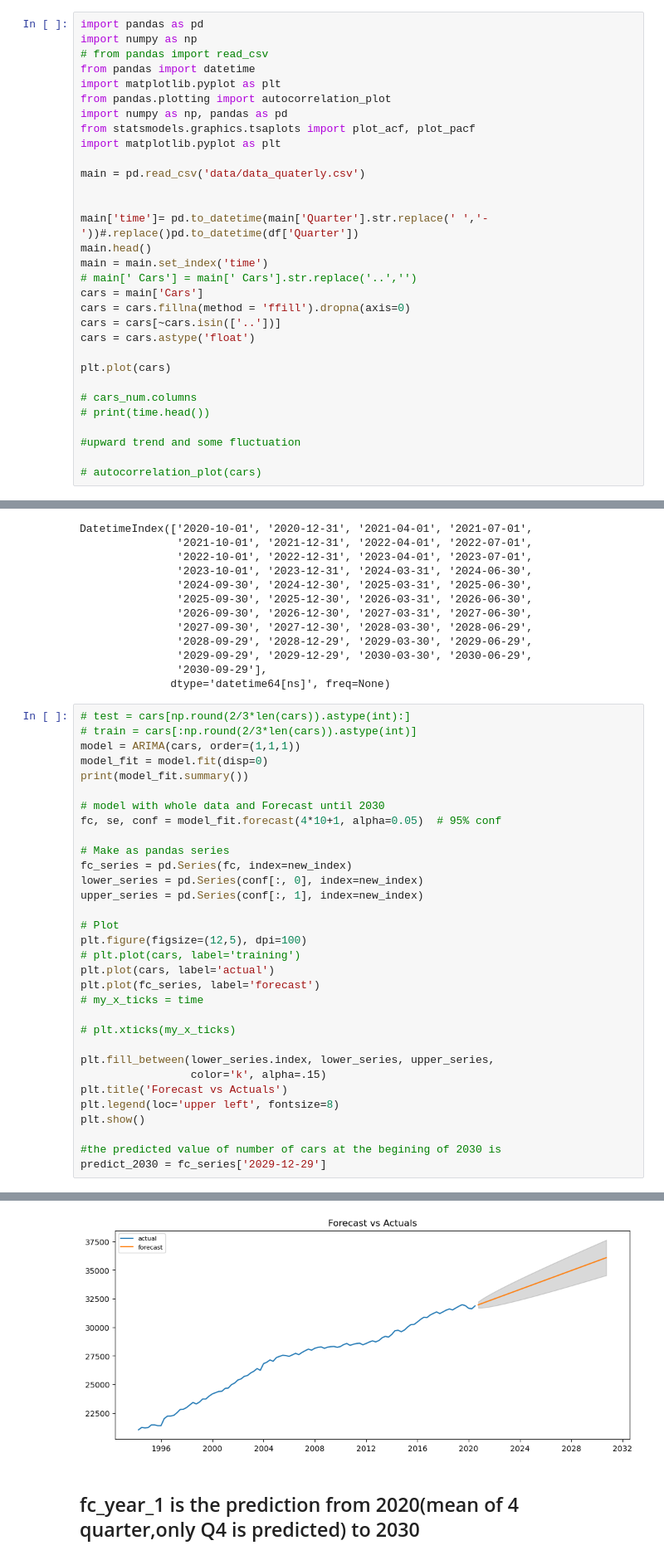
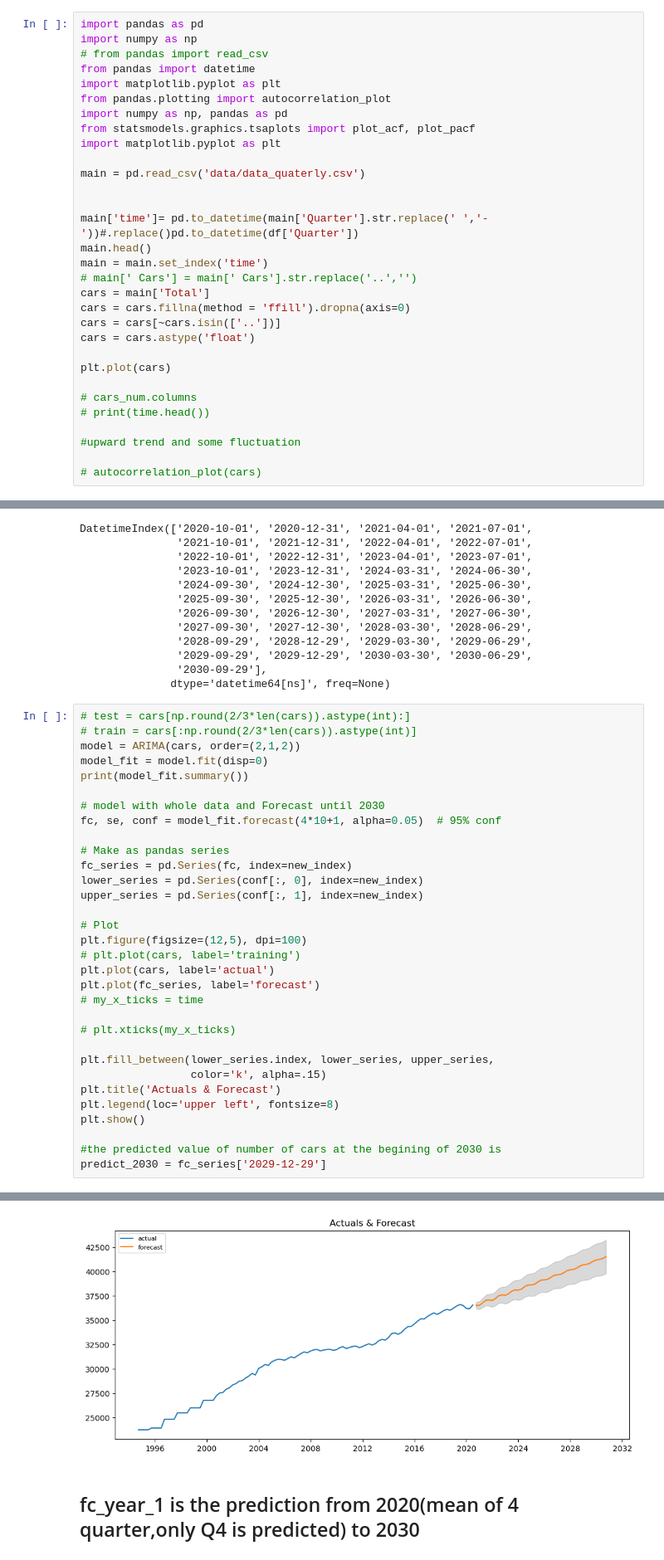
Before and after one commit to julemon/Practitioners-Challenge, a Jupyter notebook: Q2_toal_v2.ipynb, the cells around one changed output, grey strips where cells are left out. Shown: that part at 83% size. Cells and saved outputs as stored; diff of their text form.

```diff
--- a/Q2_toal_v2.ipynb
+++ b/Q2_toal_v2.ipynb
@@ -365,7 +365,7 @@ main['time']= pd.to_datetime(main['Quarter'].str.replace(' ','-'))#.replace()pd.
 main.head()
 main = main.set_index('time')
 # main[' Cars'] = main[' Cars'].str.replace('..','')
-cars = main['Cars']
+cars = main['Total']
 cars = cars.fillna(method = 'ffill').dropna(axis=0)
 cars = cars[~cars.isin(['..'])]
 cars = cars.astype('float')
@@ -663,7 +663,7 @@ DatetimeIndex(['2020-10-01', '2020-12-31', '2021-04-01', '2021-07-01',
 # %%
 # test = cars[np.round(2/3*len(cars)).astype(int):]
 # train = cars[:np.round(2/3*len(cars)).astype(int)]
-model = ARIMA(cars, order=(1,1,1))
+model = ARIMA(cars, order=(2,1,2))
 model_fit = model.fit(disp=0)
 print(model_fit.summary())
 
@@ -686,7 +686,7 @@ plt.plot(fc_series, label='forecast')
 
 plt.fill_between(lower_series.index, lower_series, upper_series,
                  color='k', alpha=.15)
-plt.title('Forecast vs Actuals')
+plt.title('Actuals & Forecast')
 plt.legend(loc='upper left', fontsize=8)
 plt.show()
 
@@ -730,4 +730,4 @@ warnings.filterwarnings('ignore', 'statsmodels.tsa.arima_model.ARIMA',
-[figure, old version]
+[figure, new version]
 # %% [markdown]
 ## fc_year_1 is the prediction from 2020(mean of 4 quarter,only Q4 is predicted) to 2030
 # %%
```
Also changed, not shown: parts of 22 cells of this notebook.
